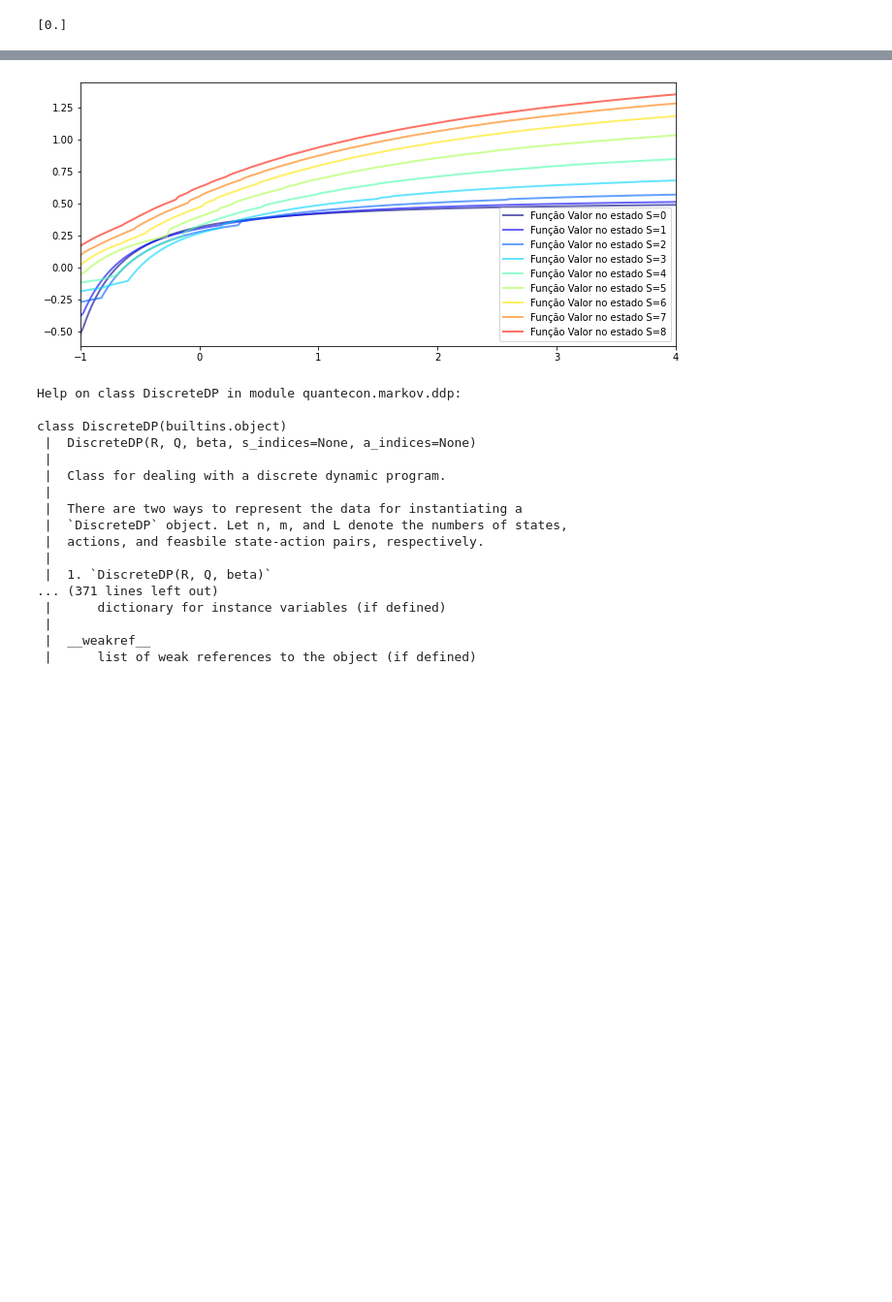
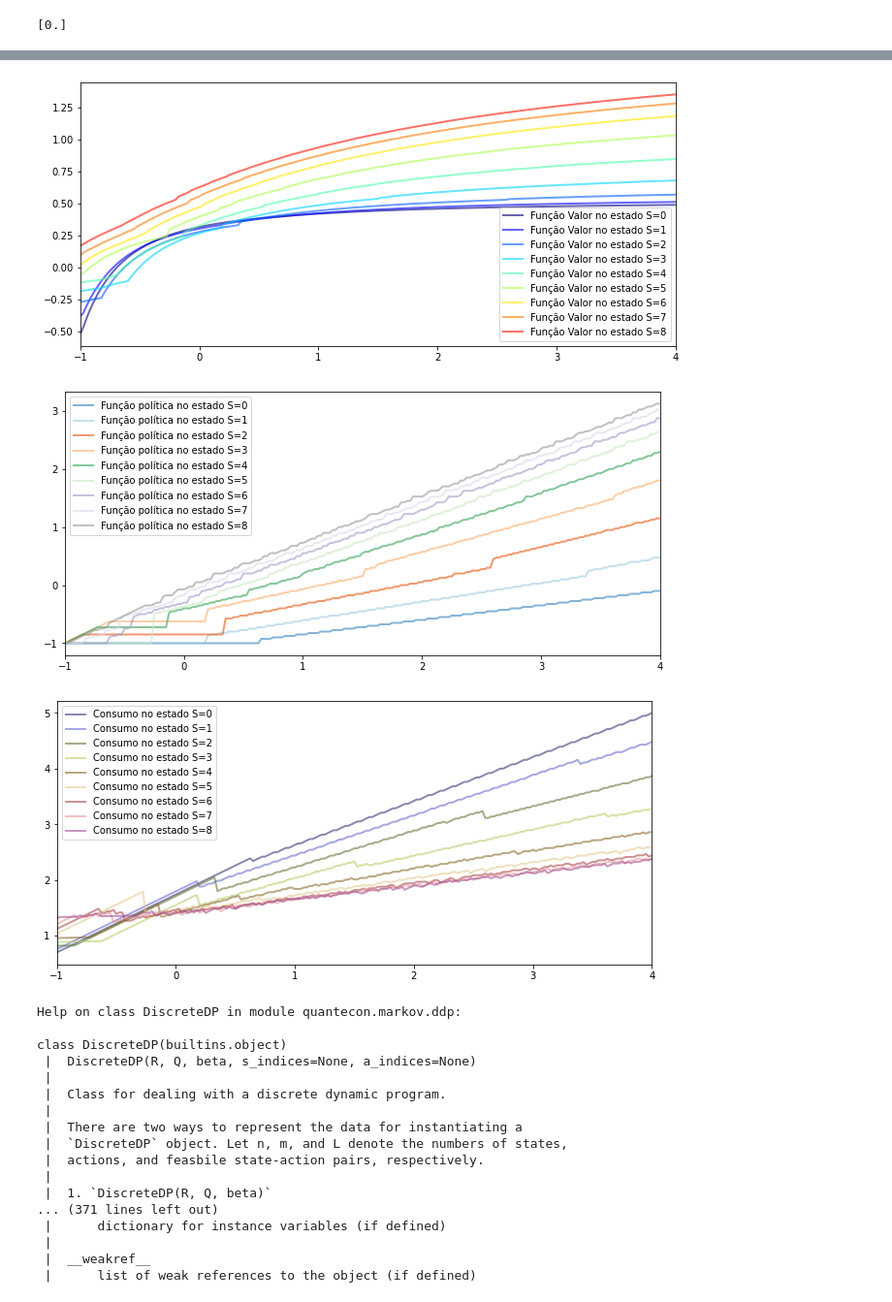
Before and after one commit to lucasbgreco/Macro-3, a Jupyter notebook: Trabalho1_Q1.ipynb, the cells around one changed output, grey strips where cells are left out. Shown at 97% size. Cells and saved outputs as stored; diff of their text form; code cells hidden in the pictures; blank space fills up the shorter version.

```diff
--- a/Trabalho1_Q1.ipynb
+++ b/Trabalho1_Q1.ipynb
@@ -125,6 +125,18 @@ for i in range(N):
 ax.legend()
 ax.set(xlim=(np.min(grid_a), np.max(grid_a)))
 plt.show()
+fig, ax = plt.subplots()
+for i in range(N):
+    ax.plot(grid_a, g[:,i], color=plt.cm.tab20c(i / N), lw=2, alpha=0.6, label=f'Função política no estado S={i}')
+ax.legend()
+ax.set(xlim=(np.min(grid_a), np.max(grid_a)))
+plt.show()
+fig, ax = plt.subplots()
+for i in range(N):
+    ax.plot(grid_a, -g[:,i]+(1+r)*grid_a+np.exp(z_grid[i]), color=plt.cm.tab20b(i / N), lw=2, alpha=0.6, label=f'Consumo no estado S={i}')
+ax.legend()
+ax.set(xlim=(np.min(grid_a), np.max(grid_a)))
+plt.show()
 # %% [output]
 [-1.    -0.975 -0.95  -0.925 -0.9   -0.875 -0.85  -0.825 -0.8   -0.775
  -0.75  -0.725 -0.7   -0.675 -0.65  -0.625 -0.6   -0.575 -0.55  -0.525
@@ -146,4 +158,6 @@ plt.show()
 [figure]
+[figure, added]
+[figure, added]
 # %%
 #### NÃO RODAR!!!!!!!!!!
 def maximize(g, a, b, args):
```
Also changed, not shown: parts of 1 cell of this notebook.
